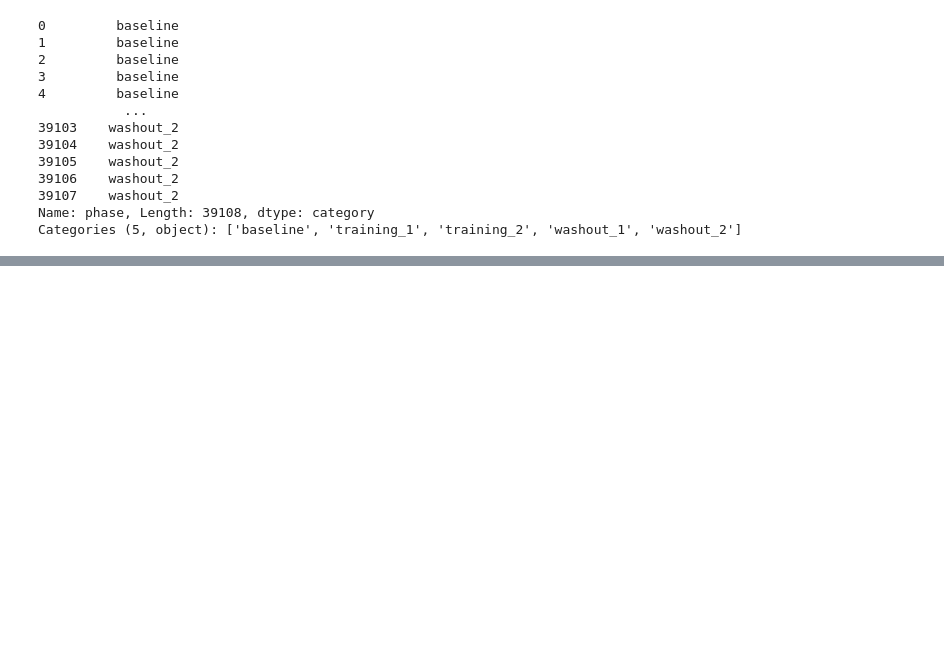
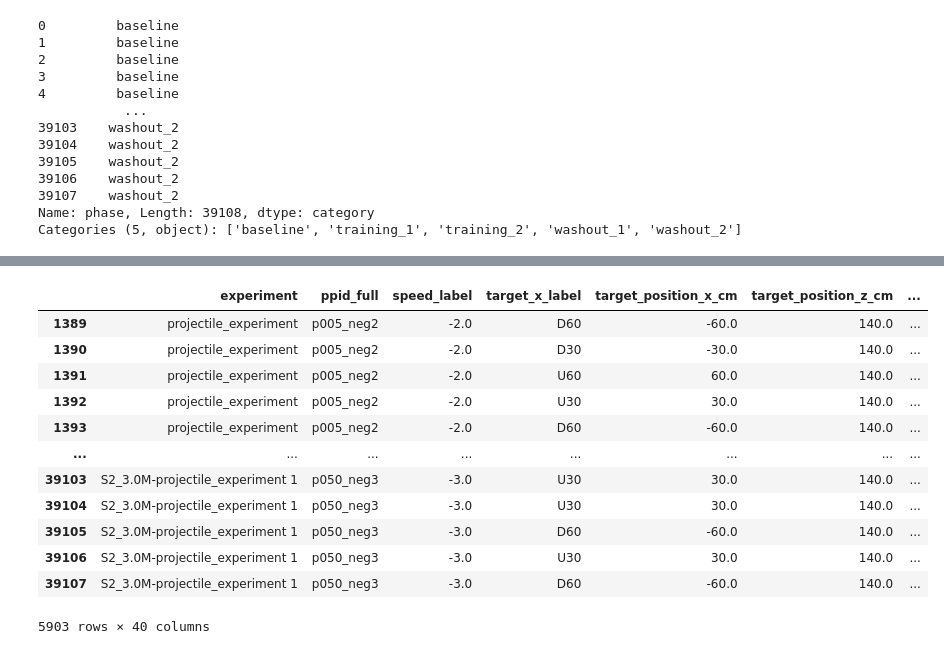
Before and after one commit to jacobjb02/vr-motor-adaptation-notebooks, a Jupyter notebook: Notebook/dual_generalization_working.ipynb, the cells around one changed output, grey strips where cells are left out. Cells and saved outputs as stored; diff of their text form; code cells hidden in the pictures; blank space fills up the shorter version.

```diff
--- a/Notebook/dual_generalization_working.ipynb
+++ b/Notebook/dual_generalization_working.ipynb
@@ -509,3 +582,27 @@ plot_exposure_trials(PCA_error_df,
                     )
 # %%
 # above is using: x = phase_target_trial_num / y = launch_Speed
+# %%
+from src.early_late_exposure import early_late_phase
+
+df_trial_sets = early_late_phase(df = filtered_df,
+                 group_cols = ['ppid_full','set_order','target_x_label','speed_label'],
+                 phase_col = 'phase',
+                 trial_col = 'phase_target_trial_num',
+                 n_trials = 4
+                )
+df_trial_sets
+# %% [output]
+|  | experiment | ppid_full | speed_label | target_x_label | target_position_x_cm | target_position_z_cm | ... |
+| 1389 | projectile_experiment | p005_neg2 | -2.0 | D60 | -60.0 | 140.0 | ... |
+| 1390 | projectile_experiment | p005_neg2 | -2.0 | D30 | -30.0 | 140.0 | ... |
+| 1391 | projectile_experiment | p005_neg2 | -2.0 | U60 | 60.0 | 140.0 | ... |
+| 1392 | projectile_experiment | p005_neg2 | -2.0 | U30 | 30.0 | 140.0 | ... |
+| 1393 | projectile_experiment | p005_neg2 | -2.0 | D60 | -60.0 | 140.0 | ... |
+| ... | ... | ... | ... | ... | ... | ... | ... |
+| 39103 | S2_3.0M-projectile_experiment 1 | p050_neg3 | -3.0 | U30 | 30.0 | 140.0 | ... |
+| 39104 | S2_3.0M-projectile_experiment 1 | p050_neg3 | -3.0 | U30 | 30.0 | 140.0 | ... |
+| 39105 | S2_3.0M-projectile_experiment 1 | p050_neg3 | -3.0 | D60 | -60.0 | 140.0 | ... |
+| 39106 | S2_3.0M-projectile_experiment 1 | p050_neg3 | -3.0 | U30 | 30.0 | 140.0 | ... |
+| 39107 | S2_3.0M-projectile_experiment 1 | p050_neg3 | -3.0 | D60 | -60.0 | 140.0 | ... |
+5903 rows × 40 columns
```
Also changed, not shown: parts of 11 cells of this notebook, 2 other files.
